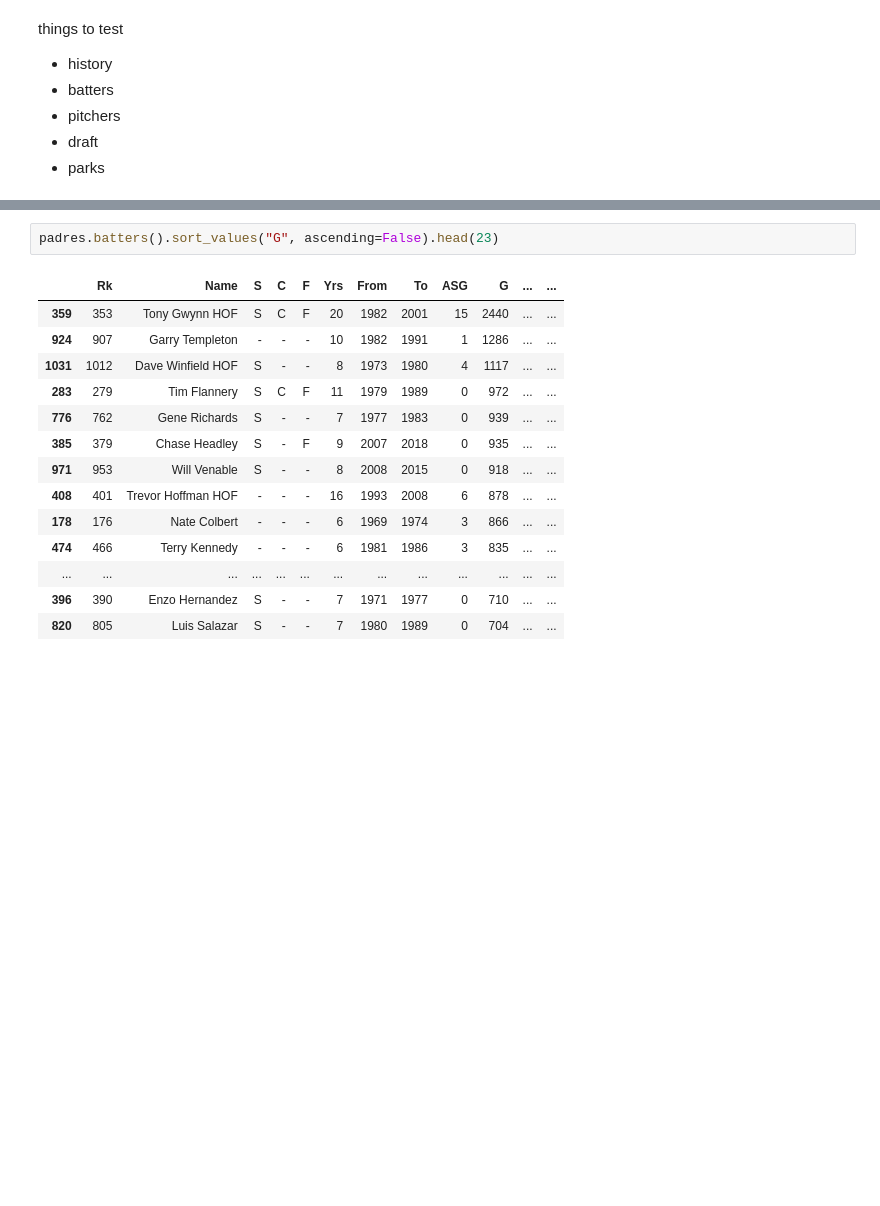
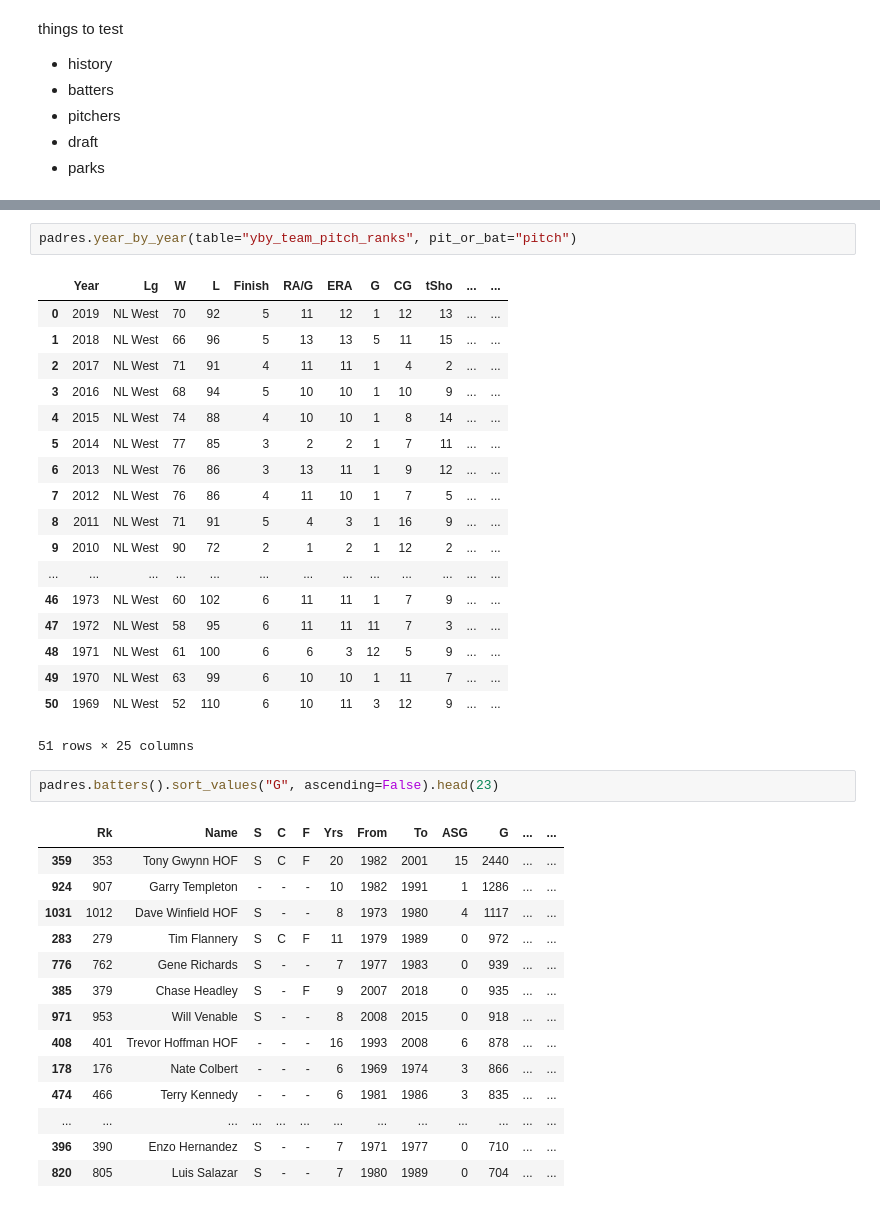
Before and after one commit to double-dose-larry/sportsref, a Jupyter notebook: test_franchises.ipynb, the cells around one changed output, grey strips where cells are left out. Drawn from its saved outputs; the diff is of its cells as text; blank space fills up the shorter version.

Commit message:
adds year-by-year, all-star and manager tables to franchise

```diff
--- a/test_franchises.ipynb
+++ b/test_franchises.ipynb
@@ -21,3 +29,24 @@ padres.hist("history")
+# %%
+padres.year_by_year(table="yby_team_pitch_ranks", pit_or_bat="pitch")
+# %% [output]
+|  | Year | Lg | W | L | Finish | RA/G | ERA | G | CG | tSho | ... | ... |
+| 0 | 2019 | NL West | 70 | 92 | 5 | 11 | 12 | 1 | 12 | 13 | ... | ... |
+| 1 | 2018 | NL West | 66 | 96 | 5 | 13 | 13 | 5 | 11 | 15 | ... | ... |
+| 2 | 2017 | NL West | 71 | 91 | 4 | 11 | 11 | 1 | 4 | 2 | ... | ... |
+| 3 | 2016 | NL West | 68 | 94 | 5 | 10 | 10 | 1 | 10 | 9 | ... | ... |
+| 4 | 2015 | NL West | 74 | 88 | 4 | 10 | 10 | 1 | 8 | 14 | ... | ... |
+| 5 | 2014 | NL West | 77 | 85 | 3 | 2 | 2 | 1 | 7 | 11 | ... | ... |
+| 6 | 2013 | NL West | 76 | 86 | 3 | 13 | 11 | 1 | 9 | 12 | ... | ... |
+| 7 | 2012 | NL West | 76 | 86 | 4 | 11 | 10 | 1 | 7 | 5 | ... | ... |
+| 8 | 2011 | NL West | 71 | 91 | 5 | 4 | 3 | 1 | 16 | 9 | ... | ... |
+| 9 | 2010 | NL West | 90 | 72 | 2 | 1 | 2 | 1 | 12 | 2 | ... | ... |
+| ... | ... | ... | ... | ... | ... | ... | ... | ... | ... | ... | ... | ... |
+| 46 | 1973 | NL West | 60 | 102 | 6 | 11 | 11 | 1 | 7 | 9 | ... | ... |
+| 47 | 1972 | NL West | 58 | 95 | 6 | 11 | 11 | 11 | 7 | 3 | ... | ... |
+| 48 | 1971 | NL West | 61 | 100 | 6 | 6 | 3 | 12 | 5 | 9 | ... | ... |
+| 49 | 1970 | NL West | 63 | 99 | 6 | 10 | 10 | 1 | 11 | 7 | ... | ... |
+| 50 | 1969 | NL West | 52 | 110 | 6 | 10 | 11 | 3 | 12 | 9 | ... | ... |
+51 rows × 25 columns
 # %%
 padres.batters().sort_values("G", ascending=False).head(23)
 # %% [output]
```
Also changed, not shown: parts of 7 cells of this notebook, 2 other files.
